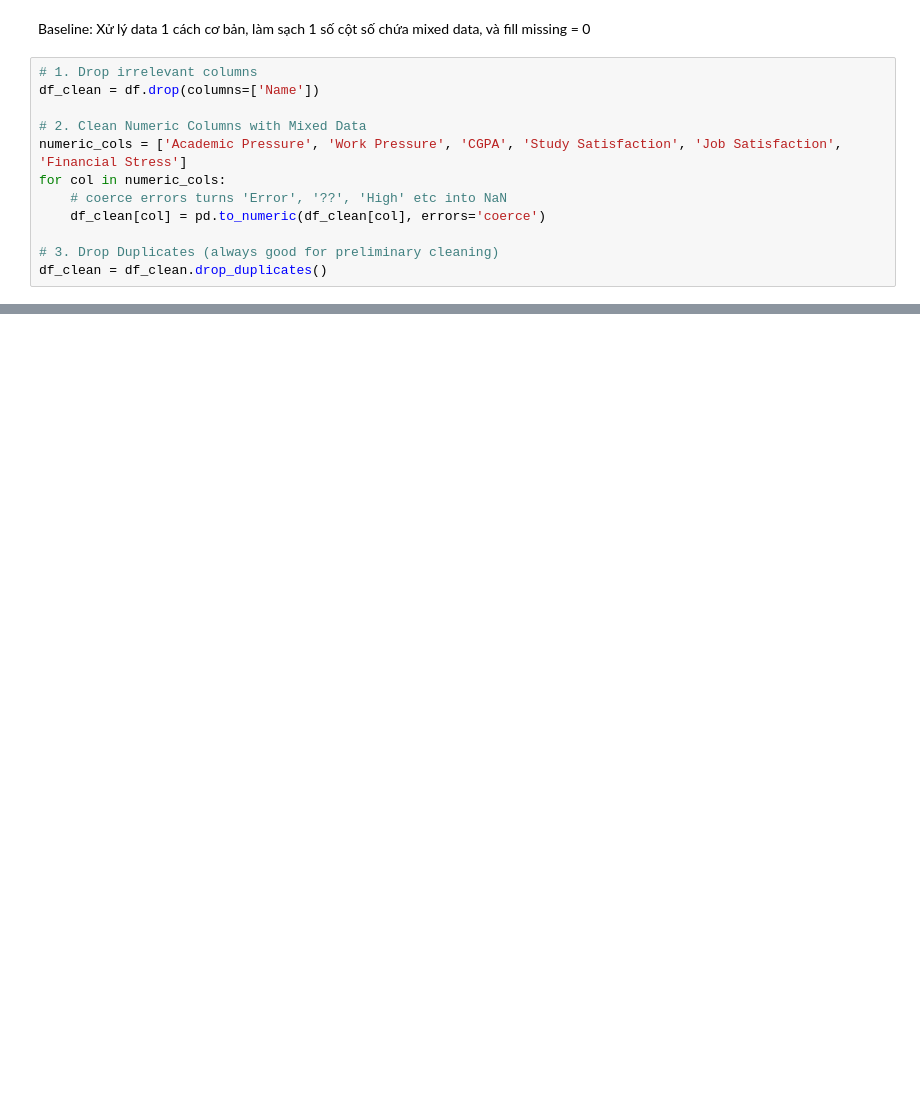
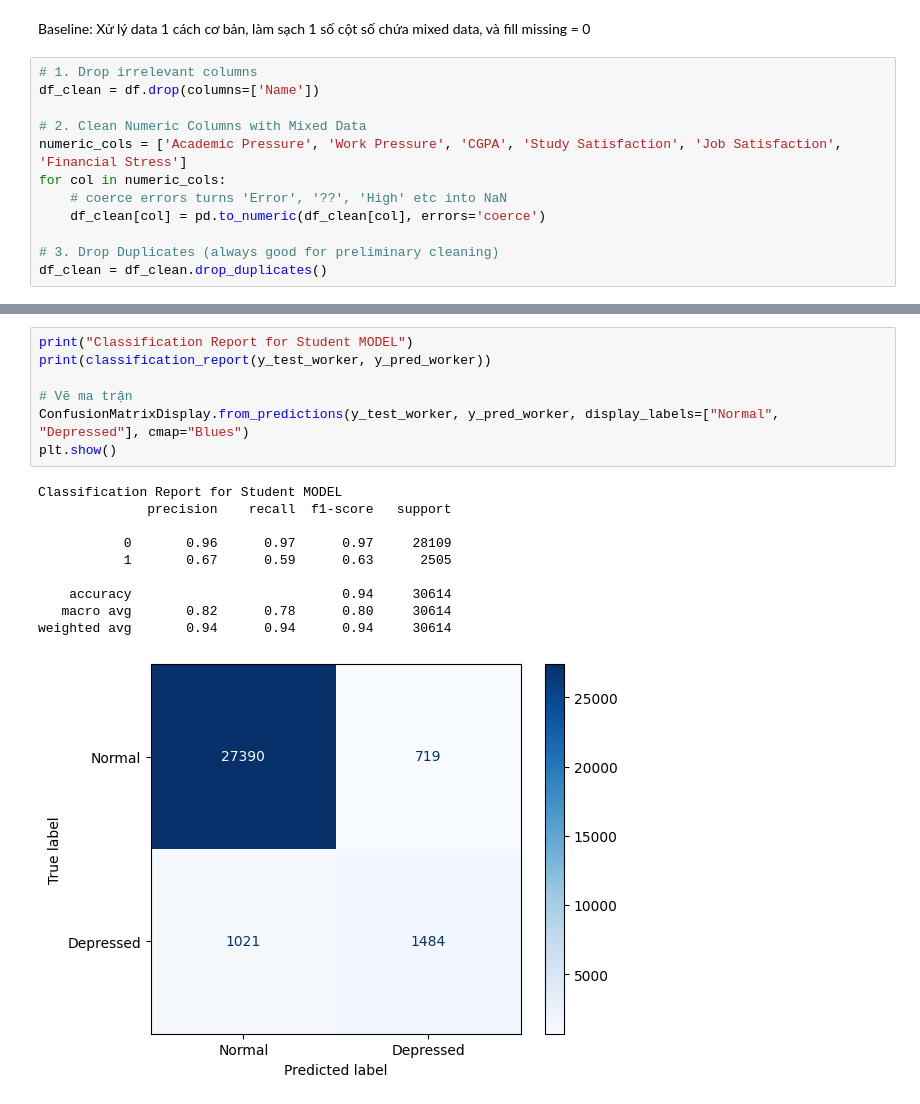
Before and after one commit to tlong-ds/india-depression-analysis, a Jupyter notebook: 05-baseline-modeling.ipynb, the cells around one changed output, grey strips where cells are left out. Saved outputs shown, nothing was run; the diff lists cells and outputs as text; blank space fills up the shorter version.

```diff
--- a/05-baseline-modeling.ipynb
+++ b/05-baseline-modeling.ipynb
@@ -57,3 +81,21 @@ weighted avg       0.88      0.89      0.88     38141
+# %%
+print("Classification Report for Student MODEL")
+print(classification_report(y_test_worker, y_pred_worker))
+
+# Vẽ ma trận
+ConfusionMatrixDisplay.from_predictions(y_test_worker, y_pred_worker, display_labels=["Normal", "Depressed"], cmap="Blues")
+plt.show()
+# %% [output]
+Classification Report for Student MODEL
+              precision    recall  f1-score   support
+
+           0       0.96      0.97      0.97     28109
+           1       0.67      0.59      0.63      2505
+
+    accuracy                           0.94     30614
+   macro avg       0.82      0.78      0.80     30614
+weighted avg       0.94      0.94      0.94     30614
+[figure, added]
 # %% [markdown]
 <a style='text-decoration:none;line-height:16px;display:flex;color:#5B5B62;padding:10px;justify-content:end;' href='https://deepnote.com?utm_source=created-in-deepnote-cell&projectId=f6527928-bbf4-4c9a-8760-1f30ce0e5ba3' target="_blank">
 <img alt='Created in deepnote.com' style='display:inline;max-height:16px;margin:0px;margin-right:7.5px;' src='embedded-picture-1' > </img>
```
Also changed, not shown: parts of 16 cells of this notebook.
